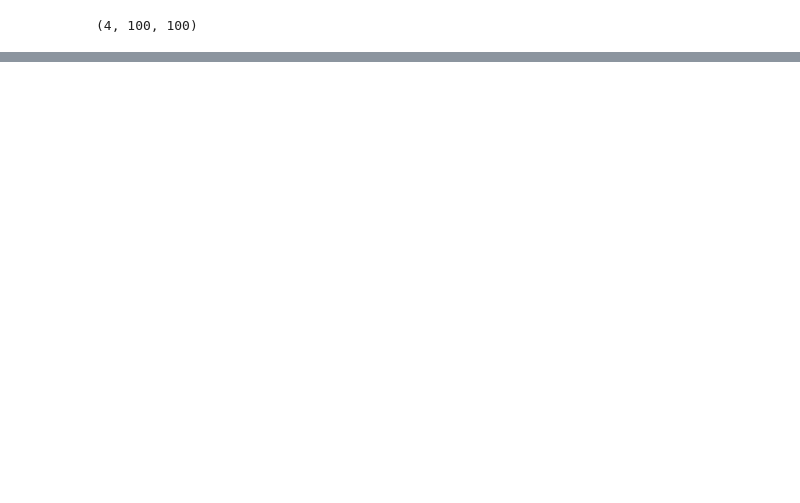
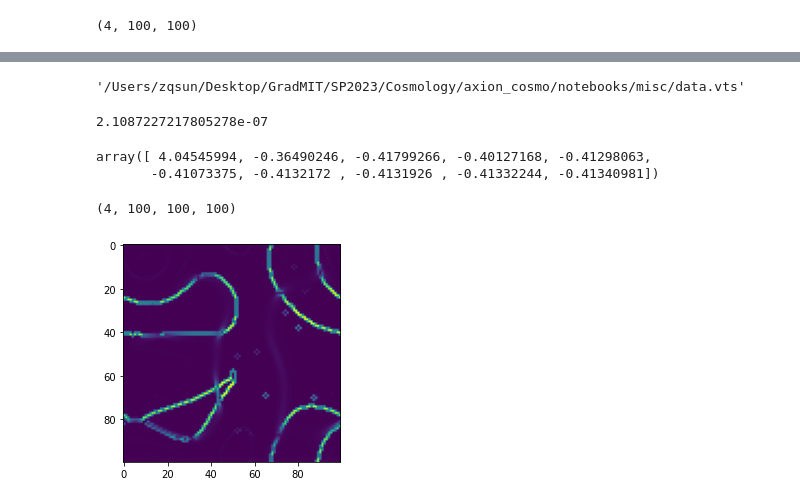
Before and after one commit to joshuazlin/axion_cosmo, a Jupyter notebook: notebooks/identify_stuff.ipynb, the cells around one changed output, grey strips where cells are left out. Saved outputs shown, nothing was run; the diff lists cells and outputs as text; code cells hidden in the pictures; blank space fills up the shorter version.

```diff
--- a/notebooks/identify_stuff.ipynb
+++ b/notebooks/identify_stuff.ipynb
@@ -90,0 +117,8 @@ SyntaxError: invalid syntax (<ipython-input-77-f7bc33f8914b>, line 1)
+# %%
+gridToVTK("./misc/data", X, Y, Z, pointData={"temp" : norm_density})
+# %% [output]
+'/Users/zqsun/Desktop/GradMIT/SP2023/Cosmology/axion_cosmo/notebooks/misc/data.vts'
+# %%
+np.min(norm_density)
+# %% [output]
+2.1087227217805278e-07
@@ -90,0 +127,5 @@ SyntaxError: invalid syntax (<ipython-input-77-f7bc33f8914b>, line 1)
+# %%
+PQ_end[:,0,10,10,10]
+# %% [output]
+array([ 4.04545994, -0.36490246, -0.41799266, -0.40127168, -0.41298063,
+       -0.41073375, -0.4132172 , -0.4131926 , -0.41332244, -0.41340981])
@@ -90,0 +134,9 @@ SyntaxError: invalid syntax (<ipython-input-77-f7bc33f8914b>, line 1)
+# %%
+QCD_end.shape
+# %% [output]
+(4, 100, 100, 100)
+# %%
+plt.imshow(energy_density(QCD_end[:,:,:,26],eta,fa,a))
+plt.savefig("../presentation/figs/afterQCD_2dexample",format='pdf')
+# %% [output]
+[figure, added]
```
Also changed, not shown: parts of 15 cells of this notebook, 5 other files.
